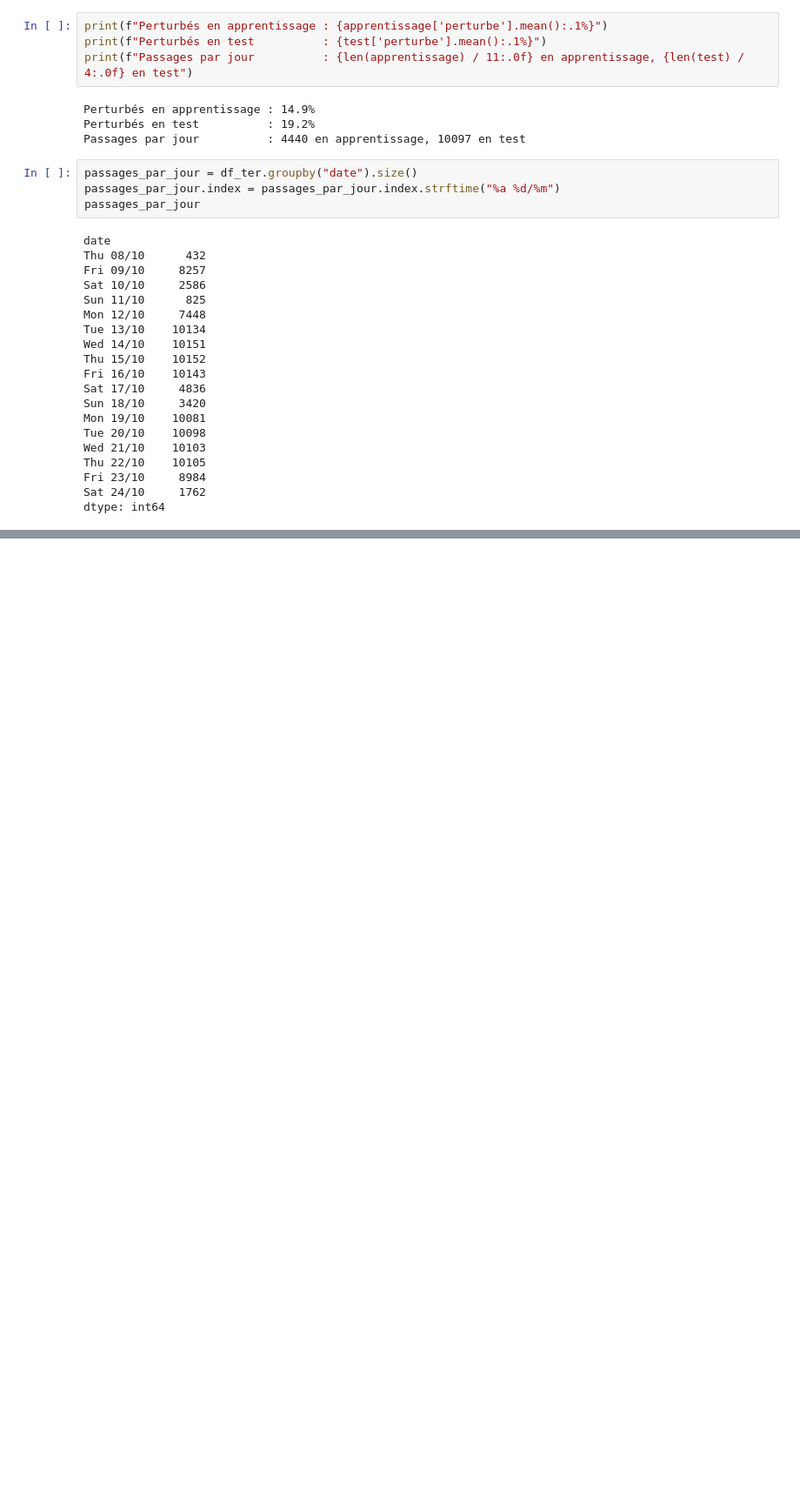
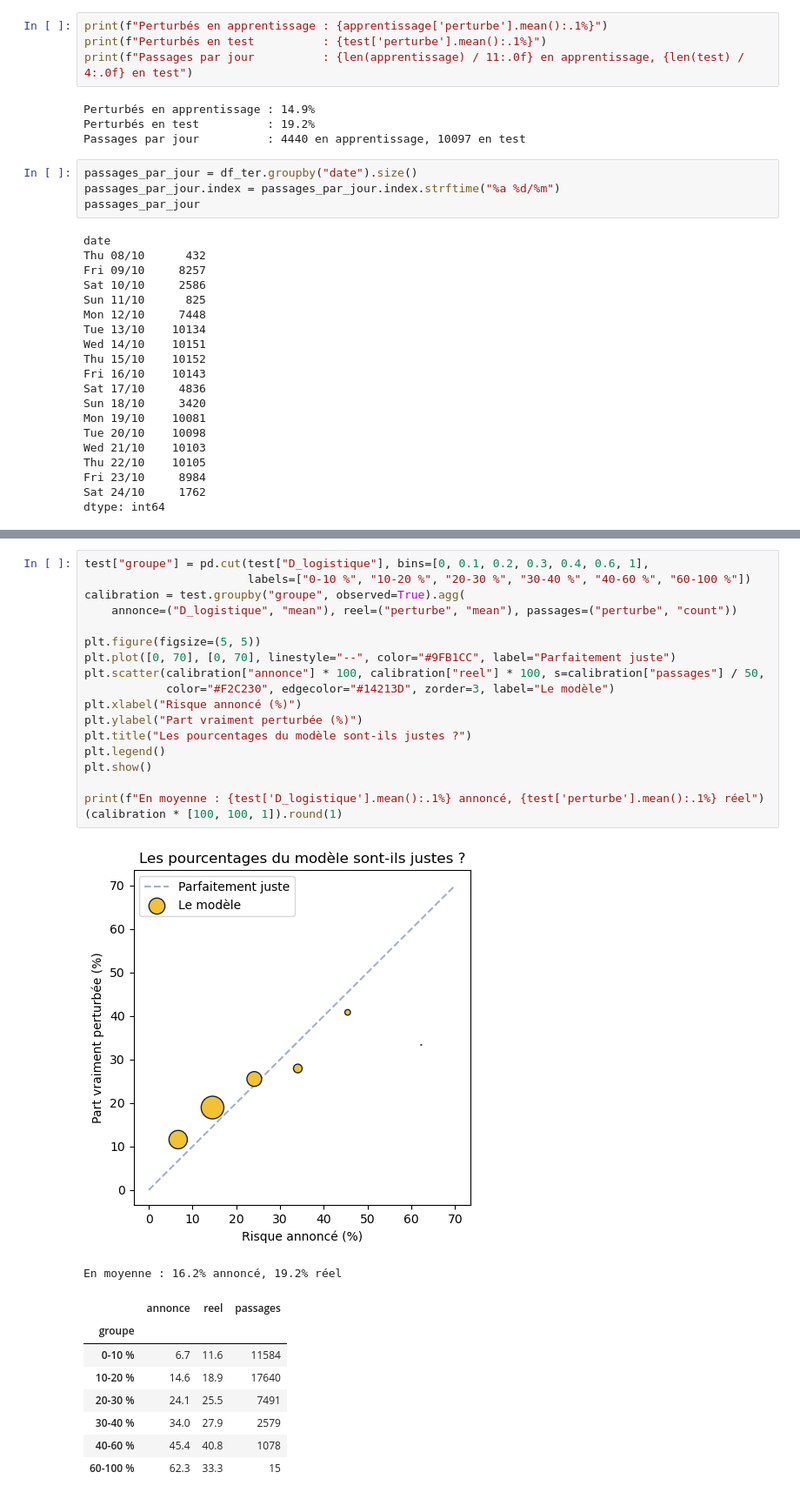
Before and after one commit to Aly2001/quai-nord, a Jupyter notebook: analyse_01.ipynb, the cells around one changed output, grey strips where cells are left out. Shown at 87% size. Cells and saved outputs as stored; diff of their text form; blank space fills up the shorter version.

Commit message:
Modèle : entrainer_modele.py, entraînement et évaluation chaque nuit (régression logistique)

```diff
--- a/analyse_01.ipynb
+++ b/analyse_01.ipynb
@@ -428,0 +519,29 @@ dtype: int64
+# %%
+test["groupe"] = pd.cut(test["D_logistique"], bins=[0, 0.1, 0.2, 0.3, 0.4, 0.6, 1],
+                        labels=["0-10 %", "10-20 %", "20-30 %", "30-40 %", "40-60 %", "60-100 %"])
+calibration = test.groupby("groupe", observed=True).agg(
+    annonce=("D_logistique", "mean"), reel=("perturbe", "mean"), passages=("perturbe", "count"))
+
+plt.figure(figsize=(5, 5))
+plt.plot([0, 70], [0, 70], linestyle="--", color="#9FB1CC", label="Parfaitement juste")
+plt.scatter(calibration["annonce"] * 100, calibration["reel"] * 100, s=calibration["passages"] / 50,
+            color="#F2C230", edgecolor="#14213D", zorder=3, label="Le modèle")
+plt.xlabel("Risque annoncé (%)")
+plt.ylabel("Part vraiment perturbée (%)")
+plt.title("Les pourcentages du modèle sont-ils justes ?")
+plt.legend()
+plt.show()
+
+print(f"En moyenne : {test['D_logistique'].mean():.1%} annoncé, {test['perturbe'].mean():.1%} réel")
+(calibration * [100, 100, 1]).round(1)
+# %% [output]
+[figure, added]
+En moyenne : 16.2% annoncé, 19.2% réel
+|  | annonce | reel | passages |
+| groupe |  |  |  |
+| 0-10 % | 6.7 | 11.6 | 11584 |
+| 10-20 % | 14.6 | 18.9 | 17640 |
+| 20-30 % | 24.1 | 25.5 | 7491 |
+| 30-40 % | 34.0 | 27.9 | 2579 |
+| 40-60 % | 45.4 | 40.8 | 1078 |
+| 60-100 % | 62.3 | 33.3 | 15 |
```
Also changed, not shown: parts of 5 cells of this notebook, 6 other files.
